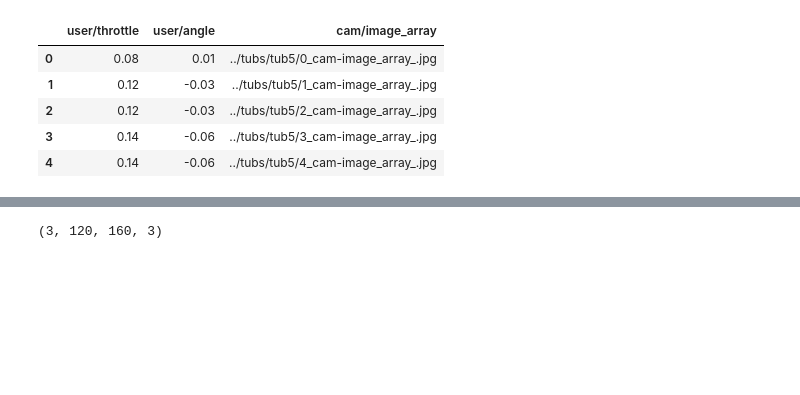
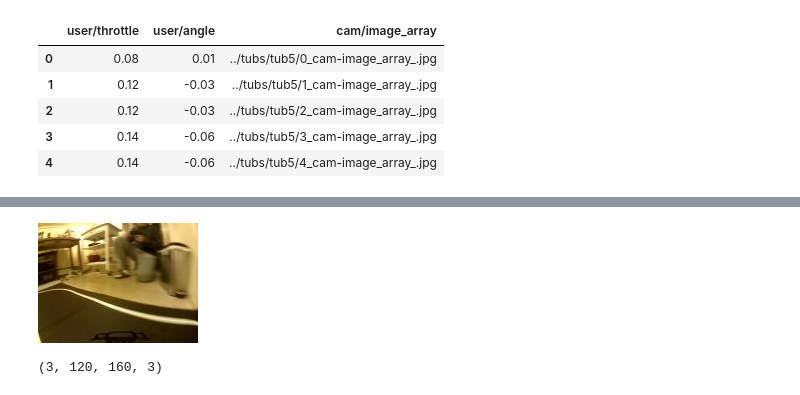
Before and after one commit to Muosvr/mycar, a Jupyter notebook: Donkeycar_3DCNN.ipynb, the cells around one changed output, grey strips where cells are left out. Saved outputs shown, nothing was run; the diff lists cells and outputs as text; code cells hidden in the pictures; blank space fills up the shorter version.

```diff
--- a/Donkeycar_3DCNN.ipynb
+++ b/Donkeycar_3DCNN.ipynb
@@ -88,0 +104,4 @@ def get_prev_img_names(img_name, quantity):
+# %%
+Image.open(images[2])
+# %% [output]
+[figure, added]
```
Also changed, not shown: parts of 13 cells of this notebook, 10 other files.
